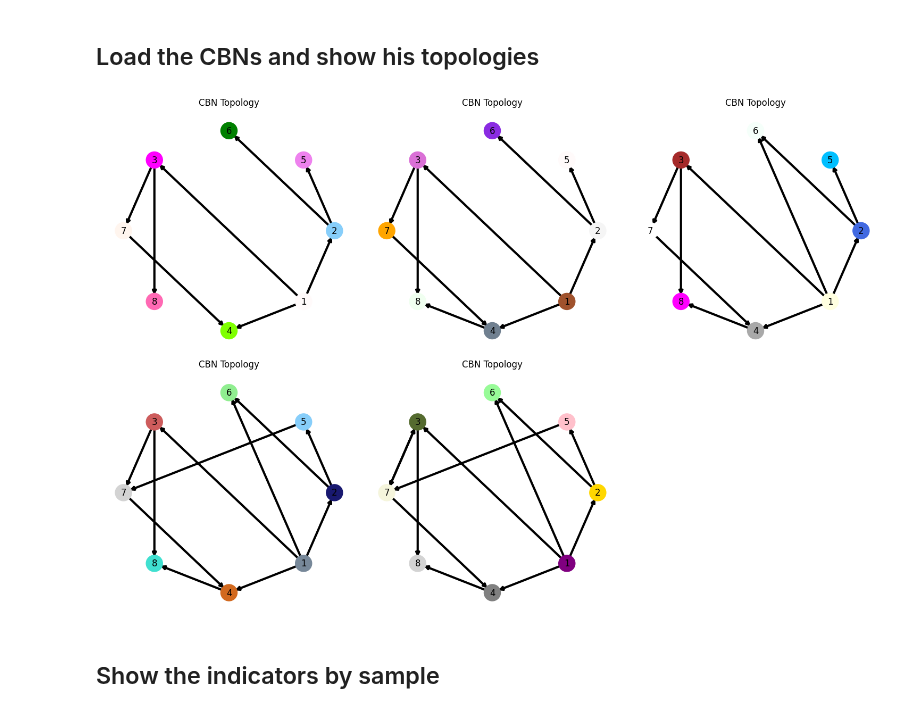
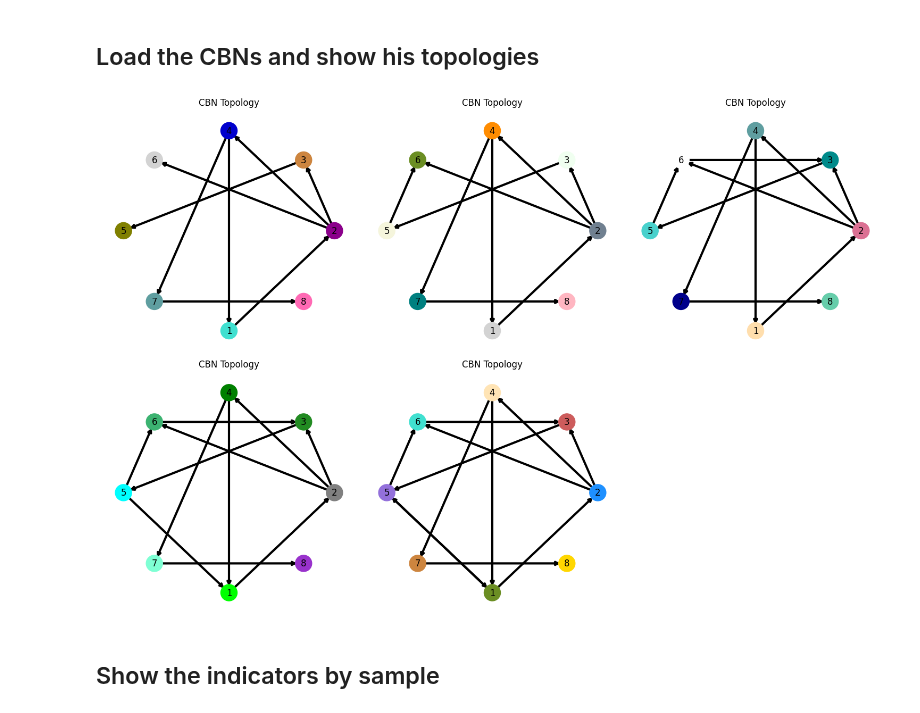
Before and after one commit to crptcusco/cbnetwork, a Jupyter notebook: experiments/7_aleatory_template_coupling_signals/exp7_2_test_generator.ipynb, the cells around one changed output. Drawn from its saved outputs; the diff is of its cells as text; code cells hidden in the pictures.

```diff
--- a/experiments/7_aleatory_template_coupling_signals/exp7_2_test_generator.ipynb
+++ b/experiments/7_aleatory_template_coupling_signals/exp7_2_test_generator.ipynb
@@ -3,6 +3,7 @@
 # %% [markdown]
 ## Load the CBNs and show his topologies
 # %%
+import numpy as np
 import pickle
 import os
 import matplotlib.pyplot as plt
@@ -12,7 +13,7 @@ i_sample = 3
 n_networks = 8
 
 # Ruta base sin el número cambiante
-base_path_cbn = f'outputs/exp7_data_7_8_100/pkl_cbn/cbn_{i_sample}_{n_networks}_'
+base_path_cbn = f'outputs/exp7_data_3_8_1000/pkl_cbn/cbn_{i_sample}_{n_networks}_'
 
 # Número inicial y rango máximo
 start_number = n_networks
@@ -21,38 +22,43 @@ max_number = 2 * start_number
 # Lista de archivos pickle existentes
 pickle_files = [f"{base_path_cbn}{i}.pkl" for i in range(start_number, max_number + 1) if os.path.exists(f"{base_path_cbn}{i}.pkl")]
 
 # Número total de gráficos
 total_graphs = len(pickle_files)
 
 # Configuración de subplots en múltiples filas y columnas
 cols = 3
-rows = (total_graphs + cols - 1) // cols  # Calcula el número de filas necesario
+rows = max(1, (total_graphs + cols - 1) // cols)  # Ensure rows is at least 1
 
 fig, axes = plt.subplots(rows, cols, figsize=(15, 5 * rows))
 
 # Aplanar la matriz de ejes si hay más de una fila
 if rows > 1:
     axes = axes.flatten()
 else:
-    axes = [axes]
+    axes = [axes]  # Convert the single axis to a list for consistency
 
 # Iterador para cargar y mostrar las topologías
 for path_cbn, ax in zip(pickle_files, axes):
     with open(path_cbn, 'rb') as file:
         o_cbn = pickle.load(file)
 
     # Mostrar la información de CBN en el subplot correspondiente
     o_cbn.plot_topology(ax=ax)  # Asegúrate de que plot_topology acepte un parámetro ax
 
 # Eliminar ejes vacíos si hay menos gráficos que espacios de subplots
-for ax in axes[total_graphs:]:
-    fig.delaxes(ax)
+if total_graphs < rows * cols:
+    # Flatten the axes array (if it's an array) into a list
+    axes = np.ravel(axes)
+
+    # Iterate through and delete any unused axes
+    for ax in axes[total_graphs:]:
+        fig.delaxes(ax)
 
 # Ajustar el layout y mostrar todas las gráficas juntas
 plt.tight_layout()
 plt.show()
 # %% [output]
-[figure, old version]
+[figure, new version]
 # %% [markdown]
 ## Show the indicators by sample
 # %%
```
Also changed, not shown: 1 other file.
